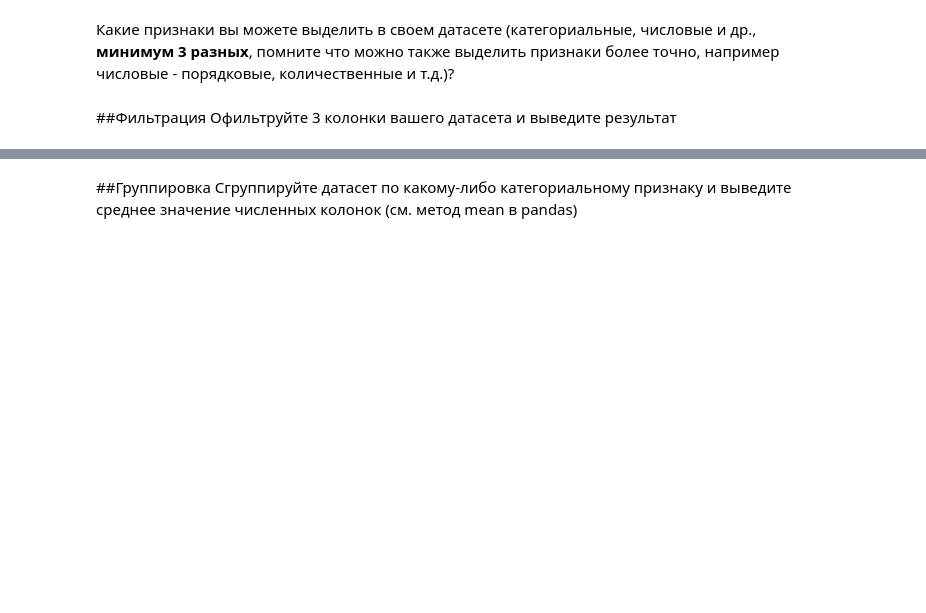
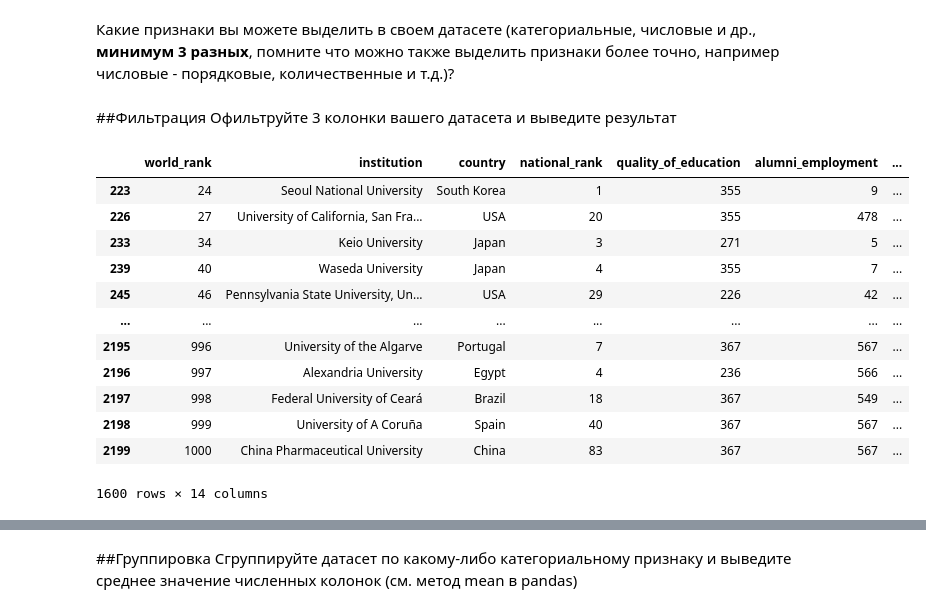
Before and after one commit to Julianamihailova/laba, a Jupyter notebook: lab1/Задание_1.ipynb, the cells around one changed output, grey strips where cells are left out. Cells and saved outputs as stored; diff of their text form; code cells hidden in the pictures; blank space fills up the shorter version.

```diff
--- a/lab1/Задание_1.ipynb
+++ b/lab1/Задание_1.ipynb
@@ -16,0 +14,3 @@ df
+# %%
+df = pd.read_csv("/content/cwurData.csv")
+df[:5]
@@ -54,0 +86,9 @@ df
+# %%
+"""
+
+df.Series = df.Series.astype("category")
+df.X = df.X.astype("Float64")
+df.Y = df.Y.astype("Float64")
+
+"""
+df.info()
@@ -65,0 +118,16 @@ df
+# %%
+df[df["quality_of_education"]>200]
+# %% [output]
+|  | world_rank | institution | country | national_rank | quality_of_education | alumni_employment | ... |
+| 223 | 24 | Seoul National University | South Korea | 1 | 355 | 9 | ... |
+| 226 | 27 | University of California, San Fra... | USA | 20 | 355 | 478 | ... |
+| 233 | 34 | Keio University | Japan | 3 | 271 | 5 | ... |
+| 239 | 40 | Waseda University | Japan | 4 | 355 | 7 | ... |
+| 245 | 46 | Pennsylvania State University, Un... | USA | 29 | 226 | 42 | ... |
+| ... | ... | ... | ... | ... | ... | ... | ... |
+| 2195 | 996 | University of the Algarve | Portugal | 7 | 367 | 567 | ... |
+| 2196 | 997 | Alexandria University | Egypt | 4 | 236 | 566 | ... |
+| 2197 | 998 | Federal University of Ceará | Brazil | 18 | 367 | 549 | ... |
+| 2198 | 999 | University of A Coruña | Spain | 40 | 367 | 567 | ... |
+| 2199 | 1000 | China Pharmaceutical University | China | 83 | 367 | 567 | ... |
+1600 rows × 14 columns
```
Also changed, not shown: parts of 21 cells of this notebook.
